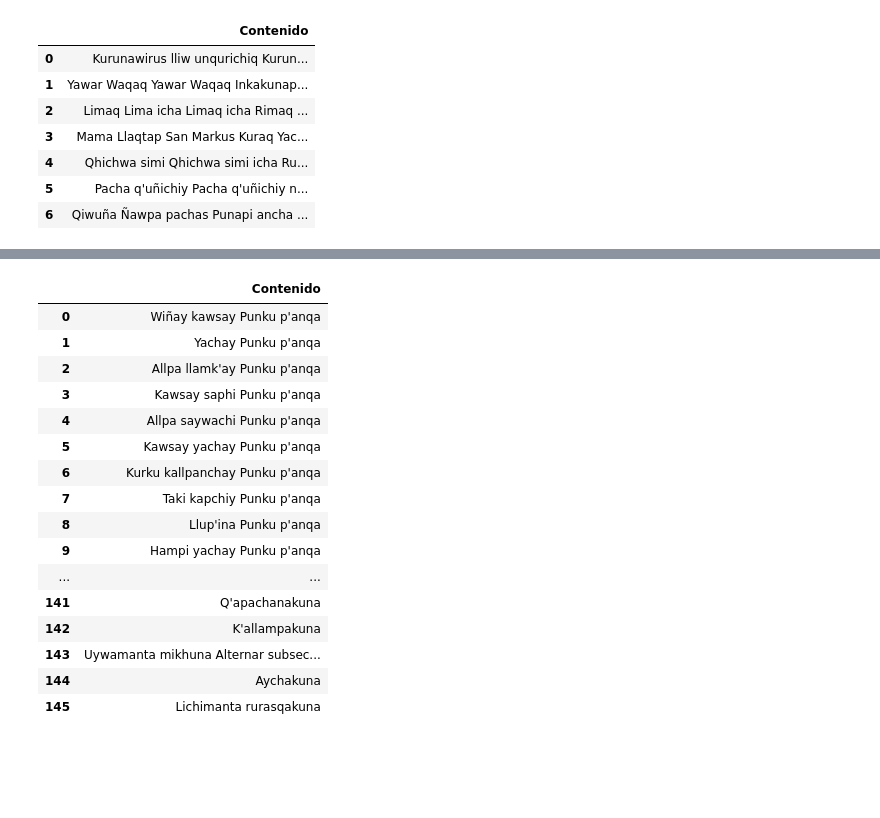
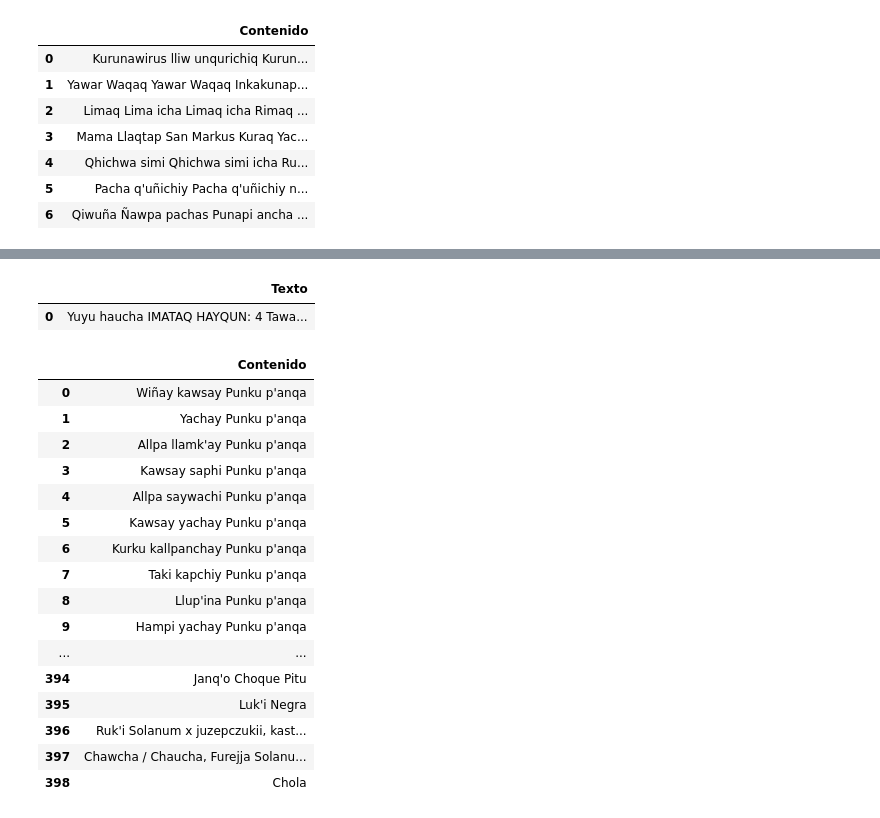
Before and after one commit to TACC-TA/corpus-extraction, a Jupyter notebook: Corpus Extraction/extraction.ipynb, the cells around one changed output, grey strips where cells are left out. Cells and saved outputs as stored; diff of their text form; code cells hidden in the pictures; blank space fills up the shorter version.

```diff
--- a/Corpus Extraction/extraction.ipynb
+++ b/Corpus Extraction/extraction.ipynb
@@ -191,31 +336,56 @@ df6 = pd.DataFrame(textos, columns=["Contenido"])
+# %%
+from pdfminer.high_level import extract_text
+import pandas as pd
+
+# Nueva dirección del archivo PDF
+nueva_direccion_del_archivo = 'receta1.pdf'
+
+# Función para extraer el texto del PDF
+def extraer_texto_pdf(direccion_del_archivo):
+    # Usa extract_text para obtener el texto del archivo
+    texto = extract_text(direccion_del_archivo)
+    return texto
+
+# Extraer el texto del archivo y reemplazar los caracteres de nueva línea
+texto_extraido = extraer_texto_pdf(nueva_direccion_del_archivo).replace('\n', ' ')
+# Reemplazar el carácter  con una cadena vacía
+texto_extraido = texto_extraido.replace('', '')
+
+# Crear un DataFrame con pandas
+df9 = pd.DataFrame([texto_extraido], columns=['Texto'])
+
+display(df9)
+# %% [output]
+|  | Texto |
+| 0 | Yuyu haucha IMATAQ HAYQUN: 4 Tawa... |
 # %%
-n = 6
+n = 9
 dataframes = []
 for i in range(n):
     df_name = f"df{i}"
     df = globals()[df_name]
     dataframes.append(df)
 
 
 df_concatenado = pd.concat(dataframes, ignore_index=True)
 display(df_concatenado)
 # %% [output]
 |  | Contenido |
 | 0 | Wiñay kawsay Punku p'anqa |
 | 1 | Yachay Punku p'anqa |
 | 2 | Allpa llamk'ay Punku p'anqa |
 | 3 | Kawsay saphi Punku p'anqa |
 | 4 | Allpa saywachi Punku p'anqa |
 | 5 | Kawsay yachay Punku p'anqa |
 | 6 | Kurku kallpanchay Punku p'anqa |
 | 7 | Taki kapchiy Punku p'anqa |
 | 8 | Llup'ina Punku p'anqa |
 | 9 | Hampi yachay Punku p'anqa |
 | ... | ... |
-| 141 | Q'apachanakuna |
-| 142 | K'allampakuna |
-| 143 | Uywamanta mikhuna Alternar subsec... |
-| 144 | Aychakuna |
-| 145 | Lichimanta rurasqakuna |
+| 394 | Janq'o Choque Pitu |
+| 395 | Luk'i Negra |
+| 396 | Ruk'i Solanum x juzepczukii, kast... |
+| 397 | Chawcha / Chaucha, Furejja Solanu... |
+| 398 | Chola |
 # %%
 df_concatenado.to_csv("corpuswikipedia.csv", index=False)
```
Also changed, not shown: parts of 6 cells of this notebook, 2 other files.
